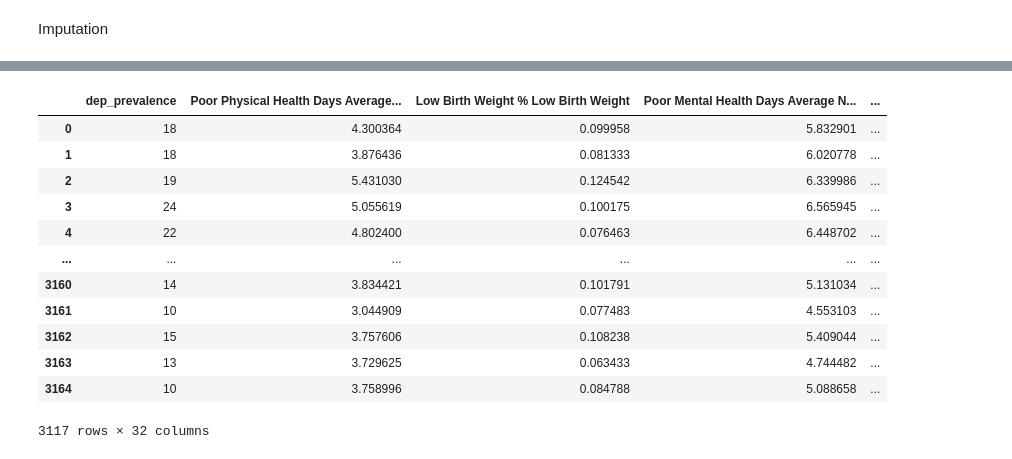
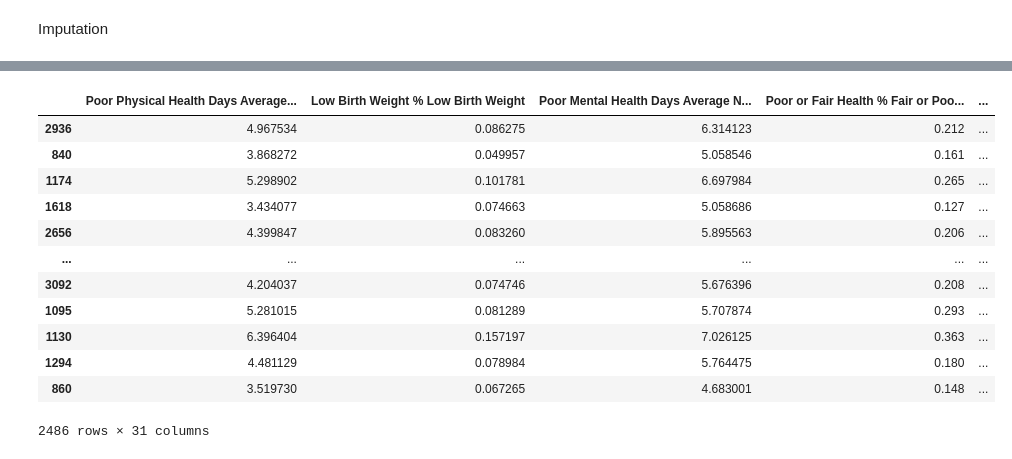
Before and after one commit to EZags/Milliman-Project-2025, a Jupyter notebook: 3_Feature_Engineering.ipynb, the cells around one changed output, grey strips where cells are left out. Saved outputs shown, nothing was run; the diff lists cells and outputs as text; code cells hidden in the pictures.

```diff
--- a/3_Feature_Engineering.ipynb
+++ b/3_Feature_Engineering.ipynb
@@ -297,5 +330,5 @@ df
 # %%
-df.drop(columns=["Premature Death Years of Potential Life Lost Rate",
+X_train.drop(columns=["Premature Death Years of Potential Life Lost Rate",
                 "Primary Care Physicians Primary Care Physicians Rate",
                 "Mental Health Providers Mental Health Provider Rate",
                 "Dentists Dentist Rate",
@@ -317,50 +350,50 @@ df.drop(columns=["Premature Death Years of Potential Life Lost Rate",
                 "Injury Deaths Injury Death Rate",
                 "Social Associations Social Association Rate"], inplace=True)
 # %%
-df["Premature Death %"] = df["Premature Death Deaths"] / df["population"] * 100
-df["Primary Care Physicians %"] = df["Primary Care Physicians # Primary Care Physicians"] / df["population"] * 100
-df["Injury Deaths %"] = df["Injury Deaths # Injury Deaths"] / df["population"] * 100
-df.drop(columns=["Premature Death Deaths",
+X_train["Premature Death %"] = X_train["Premature Death Deaths"] / X_train["population"] * 100
+X_train["Primary Care Physicians %"] = X_train["Primary Care Physicians # Primary Care Physicians"] / X_train["population"] * 100
+X_train["Injury Deaths %"] = X_train["Injury Deaths # Injury Deaths"] / X_train["population"] * 100
+X_train.drop(columns=["Premature Death Deaths",
                 "Primary Care Physicians # Primary Care Physicians",
                 "Injury Deaths # Injury Deaths"], inplace=True)
 # %%
-df["south"] = df["region"].apply(lambda x: 1 if x == "South" else 0)
-df["midwest"] = df["region"].apply(lambda x: 1 if x == "Midwest" else 0)
-df["northeast"] = df["region"].apply(lambda x: 1 if x == "Northeast" else 0)
-df["west"] = df["region"].apply(lambda x: 1 if x == "West" else 0)
-df.drop(columns=["region"], inplace=True)
-df.drop(columns=["county", "state"], inplace=True)
+X_train["south"] = X_train["region"].apply(lambda x: 1 if x == "South" else 0)
+X_train["midwest"] = X_train["region"].apply(lambda x: 1 if x == "Midwest" else 0)
+X_train["northeast"] = X_train["region"].apply(lambda x: 1 if x == "Northeast" else 0)
+X_train["west"] = X_train["region"].apply(lambda x: 1 if x == "West" else 0)
+X_train.drop(columns=["region"], inplace=True)
+X_train.drop(columns=["county", "state"], inplace=True)
 # %%
-df["Social Associations per 1000"] = df["Social Associations # Associations"] / df["population"] * 1000
-df["Mental Health Providers per 1000"] = df["Mental Health Providers # Mental Health Providers"] / df["population"] * 1000
-df["Dentists per 1000"] = df["Dentists # Dentists"] / df["population"] * 1000
-df.drop(columns=["Social Associations # Associations",
+X_train["Social Associations per 1000"] = X_train["Social Associations # Associations"] / X_train["population"] * 1000
+X_train["Mental Health Providers per 1000"] = X_train["Mental Health Providers # Mental Health Providers"] / X_train["population"] * 1000
+X_train["Dentists per 1000"] = X_train["Dentists # Dentists"] / X_train["population"] * 1000
+X_train.drop(columns=["Social Associations # Associations",
                 "Mental Health Providers # Mental Health Providers",
                 "Dentists # Dentists",
                 "population",
                 "fips"], inplace=True)
 #Drop rows if the value in any of the new columns is greater than 1000000000000000
-df = df[(df["Social Associations per 1000"] < 1000000000000000) &
-        (df["Mental Health Providers per 1000"] < 1000000000000000) &
-        (df["Dentists per 1000"] < 1000000000000000)]
+X_train = X_train[(X_train["Social Associations per 1000"] < 1000000000000000) &
+        (X_train["Mental Health Providers per 1000"] < 1000000000000000) &
+        (X_train["Dentists per 1000"] < 1000000000000000)]
 # %%
 #Standardize all columns with a % in the name
-df.loc[:, df.columns.str.contains('%')] = df.loc[:, df.columns.str.contains('%')].apply(lambda x: x / 100)
-df
+X_train.loc[:, X_train.columns.str.contains('%')] = X_train.loc[:, X_train.columns.str.contains('%')].apply(lambda x: x / 100)
+X_train
 # %% [output]
-|  | dep_prevalence | Poor Physical Health Days Average... | Low Birth Weight % Low Birth Weight | Poor Mental Health Days Average N... | ... |
-| 0 | 18 | 4.300364 | 0.099958 | 5.832901 | ... |
-| 1 | 18 | 3.876436 | 0.081333 | 6.020778 | ... |
-| 2 | 19 | 5.431030 | 0.124542 | 6.339986 | ... |
-| 3 | 24 | 5.055619 | 0.100175 | 6.565945 | ... |
-| 4 | 22 | 4.802400 | 0.076463 | 6.448702 | ... |
+|  | Poor Physical Health Days Average... | Low Birth Weight % Low Birth Weight | Poor Mental Health Days Average N... | Poor or Fair Health % Fair or Poo... | ... |
+| 2936 | 4.967534 | 0.086275 | 6.314123 | 0.212 | ... |
+| 840 | 3.868272 | 0.049957 | 5.058546 | 0.161 | ... |
+| 1174 | 5.298902 | 0.101781 | 6.697984 | 0.265 | ... |
+| 1618 | 3.434077 | 0.074663 | 5.058686 | 0.127 | ... |
+| 2656 | 4.399847 | 0.083260 | 5.895563 | 0.206 | ... |
 | ... | ... | ... | ... | ... | ... |
-| 3160 | 14 | 3.834421 | 0.101791 | 5.131034 | ... |
-| 3161 | 10 | 3.044909 | 0.077483 | 4.553103 | ... |
-| 3162 | 15 | 3.757606 | 0.108238 | 5.409044 | ... |
-| 3163 | 13 | 3.729625 | 0.063433 | 4.744482 | ... |
-| 3164 | 10 | 3.758996 | 0.084788 | 5.088658 | ... |
+| 3092 | 4.204037 | 0.074746 | 5.676396 | 0.208 | ... |
+| 1095 | 5.281015 | 0.081289 | 5.707874 | 0.293 | ... |
+| 1130 | 6.396404 | 0.157197 | 7.026125 | 0.363 | ... |
+| 1294 | 4.481129 | 0.078984 | 5.764475 | 0.180 | ... |
+| 860 | 3.519730 | 0.067265 | 4.683001 | 0.148 | ... |
-3117 rows × 32 columns
+2486 rows × 31 columns
 # %%
 #import boxcox and yeo-johnson from scipy
 from scipy import stats
```
Also changed, not shown: parts of 12 cells of this notebook.
